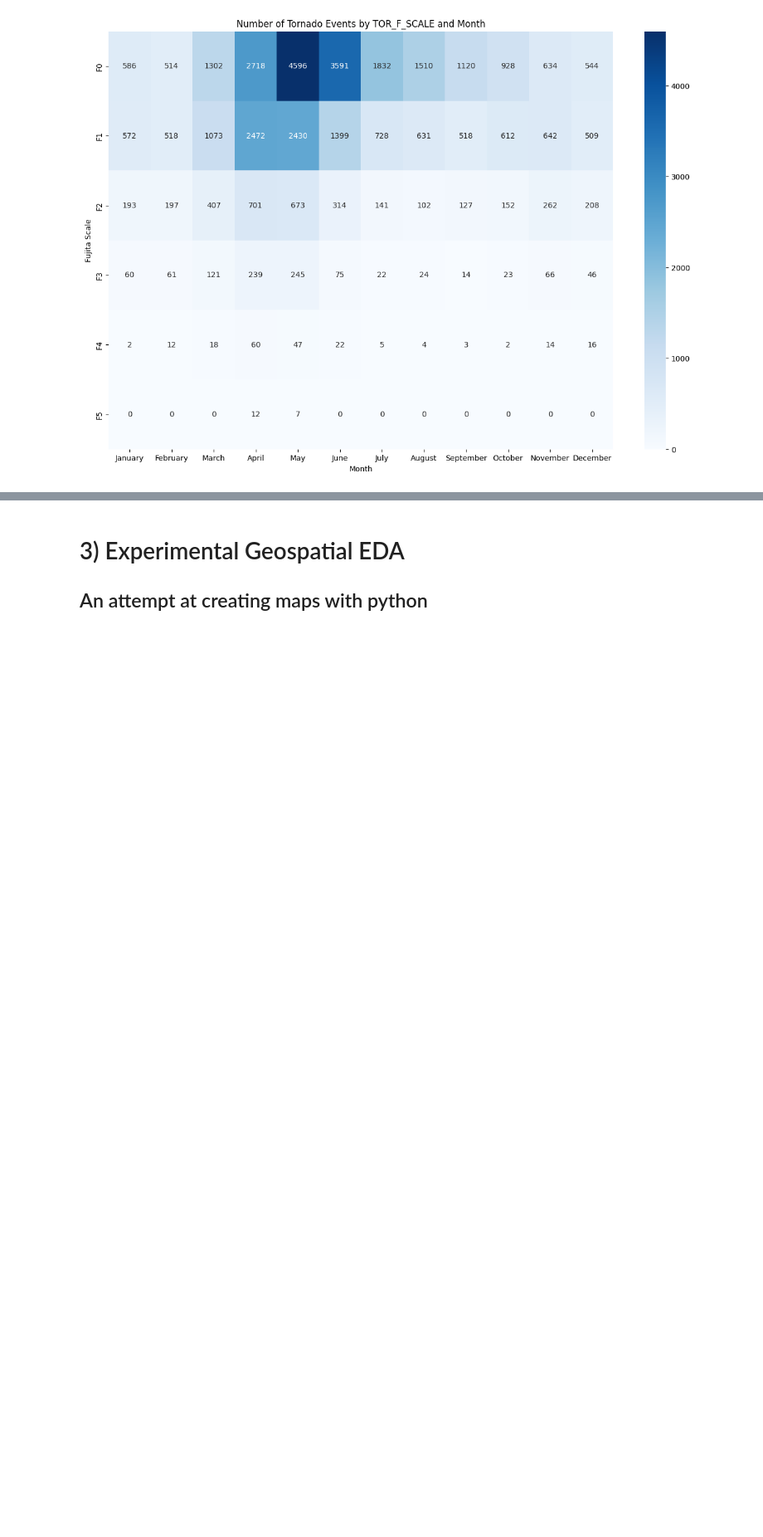
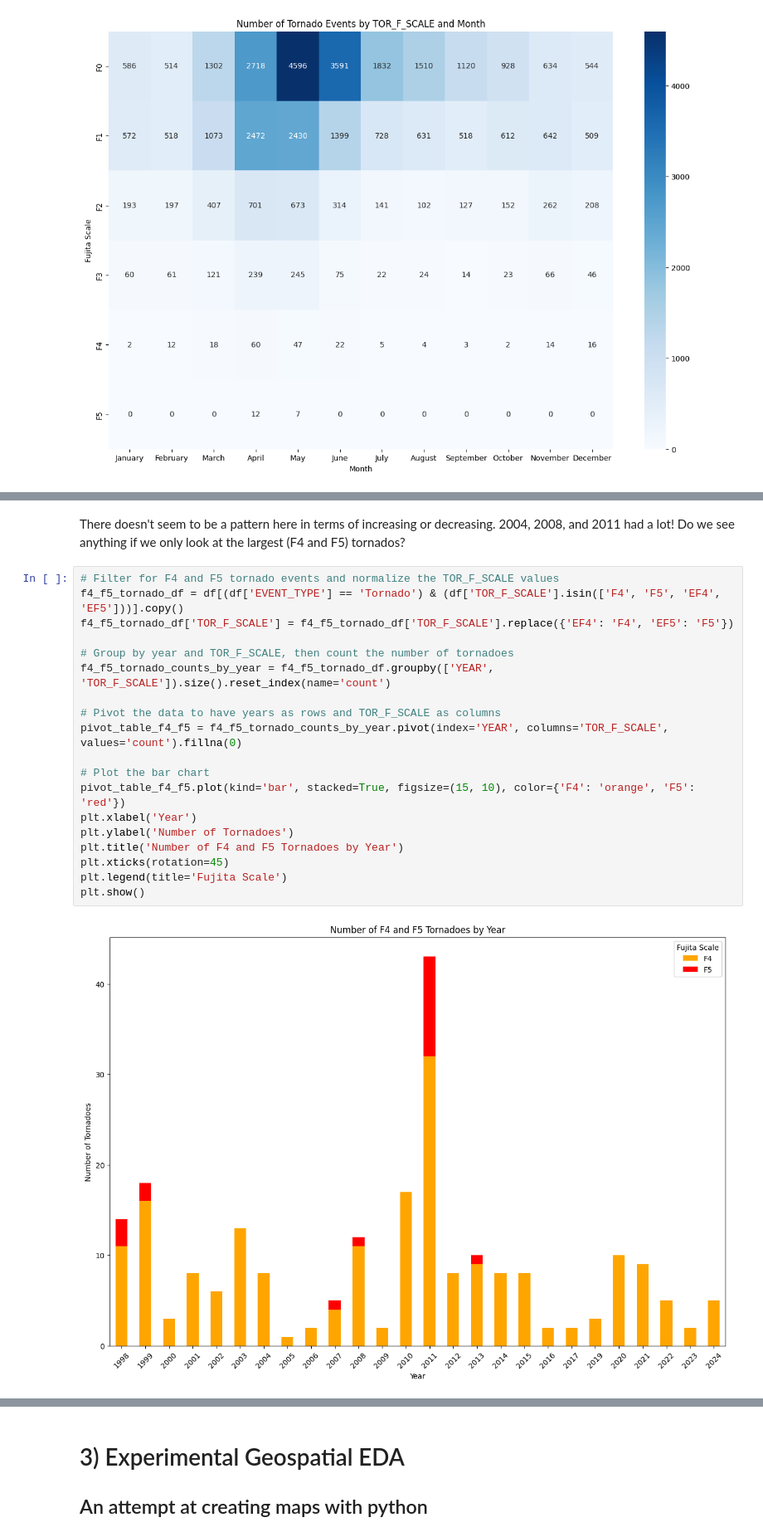
Before and after one commit to drpafowler/datafun-06-eda, a Jupyter notebook: philip_eda.ipynb, the cells around one changed output, grey strips where cells are left out. Shown at 83% size. Drawn from its saved outputs; the diff is of its cells as text; blank space fills up the shorter version.

```diff
--- a/philip_eda.ipynb
+++ b/philip_eda.ipynb
@@ -727,0 +779,23 @@ This graphic condenses the information down from before.  May and June are the m
+# %% [markdown]
+There doesn't seem to be a pattern here in terms of increasing or decreasing.  2004, 2008, and 2011 had a lot!  Do we see anything if we only look at the largest (F4 and F5) tornados?
+# %%
+# Filter for F4 and F5 tornado events and normalize the TOR_F_SCALE values
+f4_f5_tornado_df = df[(df['EVENT_TYPE'] == 'Tornado') & (df['TOR_F_SCALE'].isin(['F4', 'F5', 'EF4', 'EF5']))].copy()
+f4_f5_tornado_df['TOR_F_SCALE'] = f4_f5_tornado_df['TOR_F_SCALE'].replace({'EF4': 'F4', 'EF5': 'F5'})
+
+# Group by year and TOR_F_SCALE, then count the number of tornadoes
+f4_f5_tornado_counts_by_year = f4_f5_tornado_df.groupby(['YEAR', 'TOR_F_SCALE']).size().reset_index(name='count')
+
+# Pivot the data to have years as rows and TOR_F_SCALE as columns
+pivot_table_f4_f5 = f4_f5_tornado_counts_by_year.pivot(index='YEAR', columns='TOR_F_SCALE', values='count').fillna(0)
+
+# Plot the bar chart
+pivot_table_f4_f5.plot(kind='bar', stacked=True, figsize=(15, 10), color={'F4': 'orange', 'F5': 'red'})
+plt.xlabel('Year')
+plt.ylabel('Number of Tornadoes')
+plt.title('Number of F4 and F5 Tornadoes by Year')
+plt.xticks(rotation=45)
+plt.legend(title='Fujita Scale')
+plt.show()
+# %% [output]
+[figure, added]
```
Also changed, not shown: parts of 16 cells of this notebook, 1 other file.
